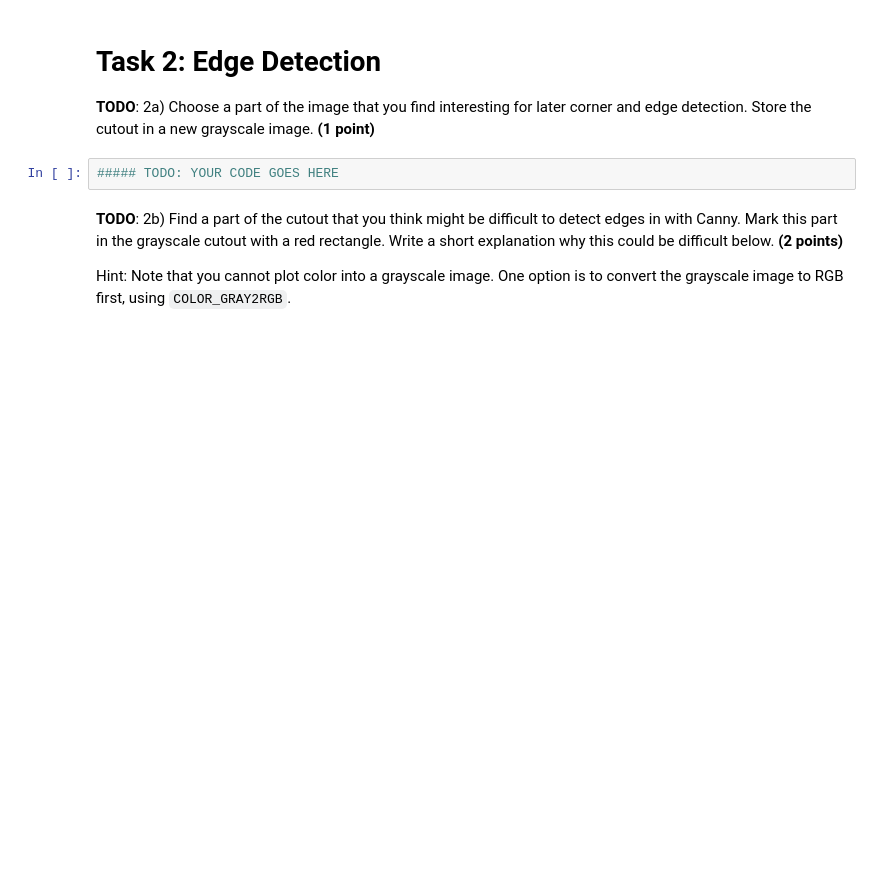
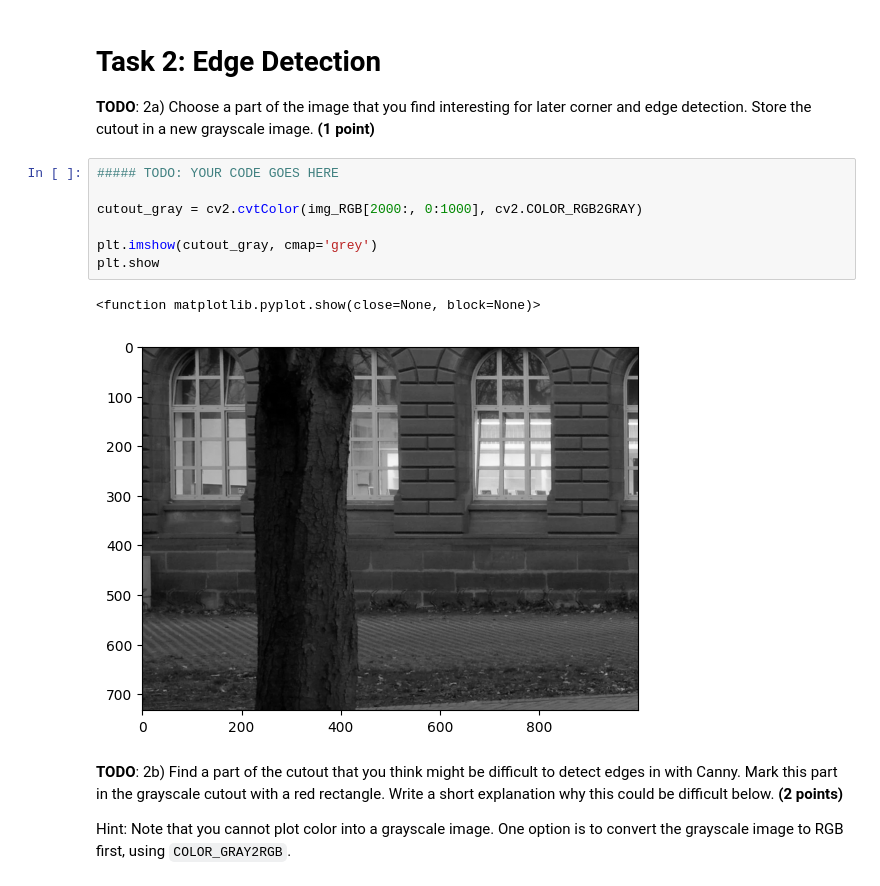
Before and after one commit to B-Terence/CV_Projekte, a Jupyter notebook: Project_OpenCV_Edges_starter.ipynb, the cells around one changed output. Cells and saved outputs as stored; diff of their text form; blank space fills up the shorter version.

```diff
--- a/Project_OpenCV_Edges_starter.ipynb
+++ b/Project_OpenCV_Edges_starter.ipynb
@@ -67,6 +67,14 @@ Task 2: Edge Detection
 **TODO**: 2a) Choose a part of the image that you find interesting for later corner and edge detection. Store the cutout in a new grayscale image. **(1 point)**
 # %%
 ##### TODO: YOUR CODE GOES HERE
+
+cutout_gray = cv2.cvtColor(img_RGB[2000:, 0:1000], cv2.COLOR_RGB2GRAY)
+
+plt.imshow(cutout_gray, cmap='grey')
+plt.show
+# %% [output]
+<function matplotlib.pyplot.show(close=None, block=None)>
+[figure, added]
 # %% [markdown]
 **TODO**: 2b) Find a part of the cutout that you think might be difficult to detect edges in with Canny. Mark this part in the grayscale cutout with a red rectangle. Write a short explanation why this could be difficult below. **(2 points)**
 
```
Also changed, not shown: parts of 6 cells of this notebook.
